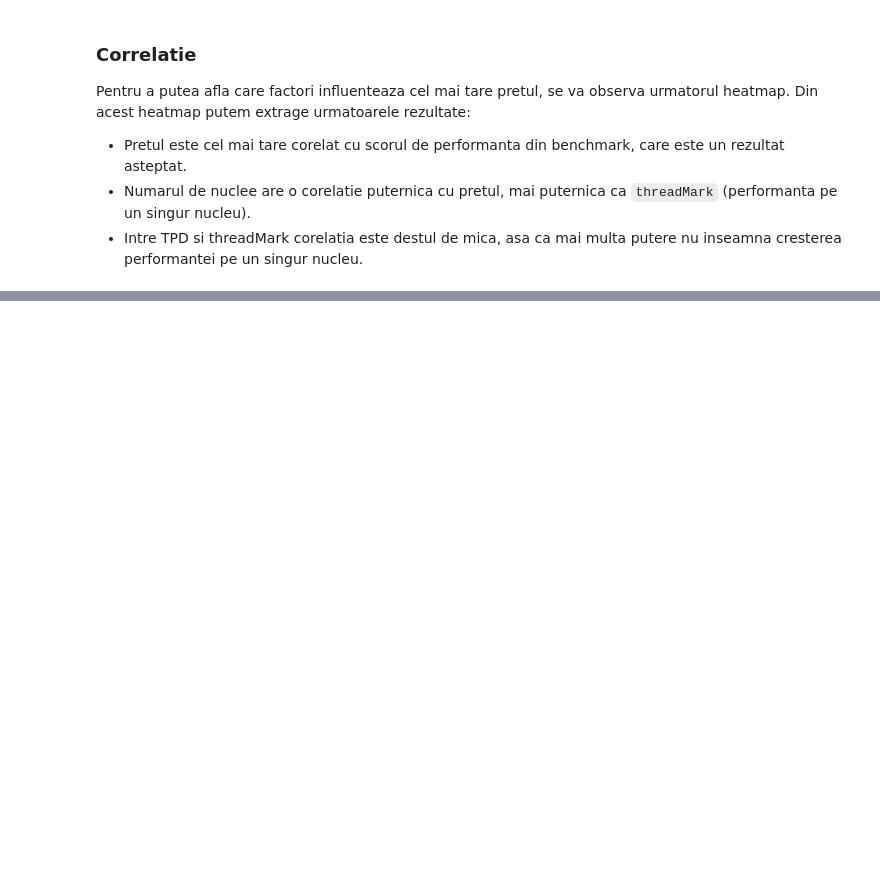
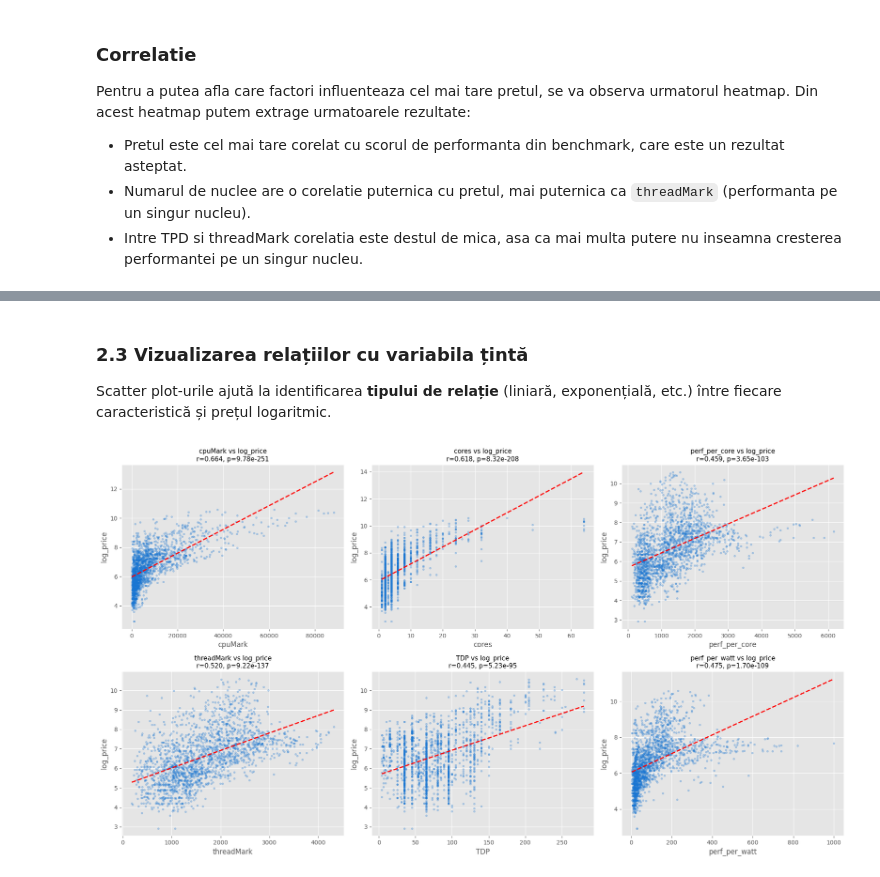
Before and after one commit to Madachii/sisteme-inteligente, a Jupyter notebook: src/notebook.ipynb, the cells around one changed output, grey strips where cells are left out. Cells and saved outputs as stored; diff of their text form; code cells hidden in the pictures; blank space fills up the shorter version.

```diff
--- a/src/notebook.ipynb
+++ b/src/notebook.ipynb
@@ -107,0 +233,29 @@ plt.show()
+# %% [markdown]
+### 2.3 Vizualizarea relațiilor cu variabila țintă
+Scatter plot-urile ajută la identificarea **tipului de relație** (liniară, exponențială, etc.) între fiecare caracteristică și prețul logaritmic.
+# %%
+# Scatter plots pentru cele mai importante caracteristici
+top_features = ['cpuMark', 'cores', 'perf_per_core', 'threadMark', 'TDP', 'perf_per_watt']
+
+fig, axes = plt.subplots(2, 3, figsize=(18, 10))
+axes = axes.flatten()
+
+for i, feat in enumerate(top_features):
+    data = df_fe[[feat, 'log_price']].dropna()
+    axes[i].scatter(data[feat], data['log_price'], alpha=0.3, s=10, color='#1976D2')
+
+    # Linia de regresie
+    z = np.polyfit(data[feat], data['log_price'], 1)
+    p = np.poly1d(z)
+    x_line = np.linspace(data[feat].min(), data[feat].max(), 100)
+    axes[i].plot(x_line, p(x_line), color='red', linewidth=2, linestyle='--')
+
+    r, p_val = stats.pearsonr(data[feat], data['log_price'])
+    axes[i].set_title(f'{feat} vs log_price\nr={r:.3f}, p={p_val:.2e}', fontsize=11)
+    axes[i].set_xlabel(feat)
+    axes[i].set_ylabel('log_price')
+
+plt.tight_layout()
+plt.show()
+# %% [output]
+[figure, added]
```
Also changed, not shown: parts of 12 cells of this notebook, 3 other files.
